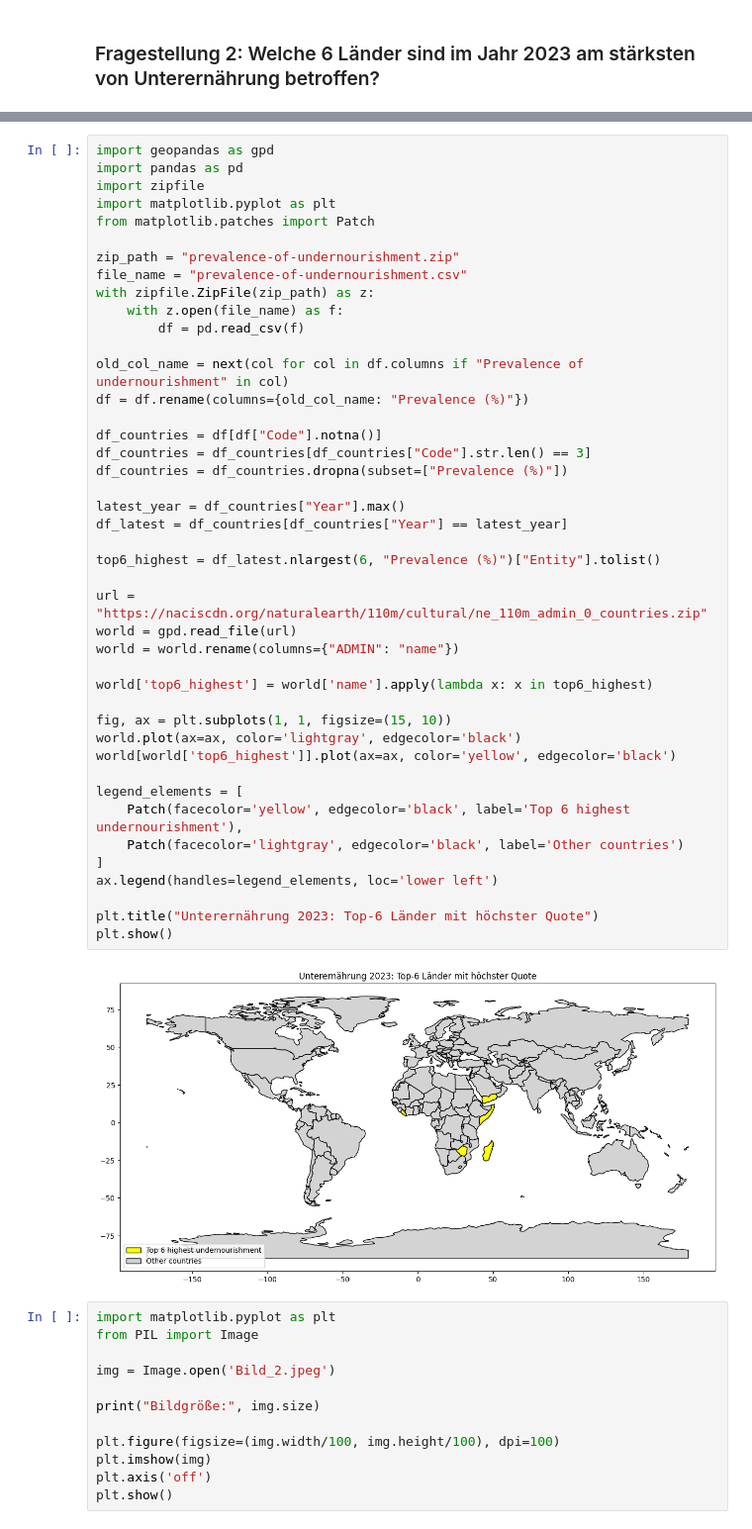
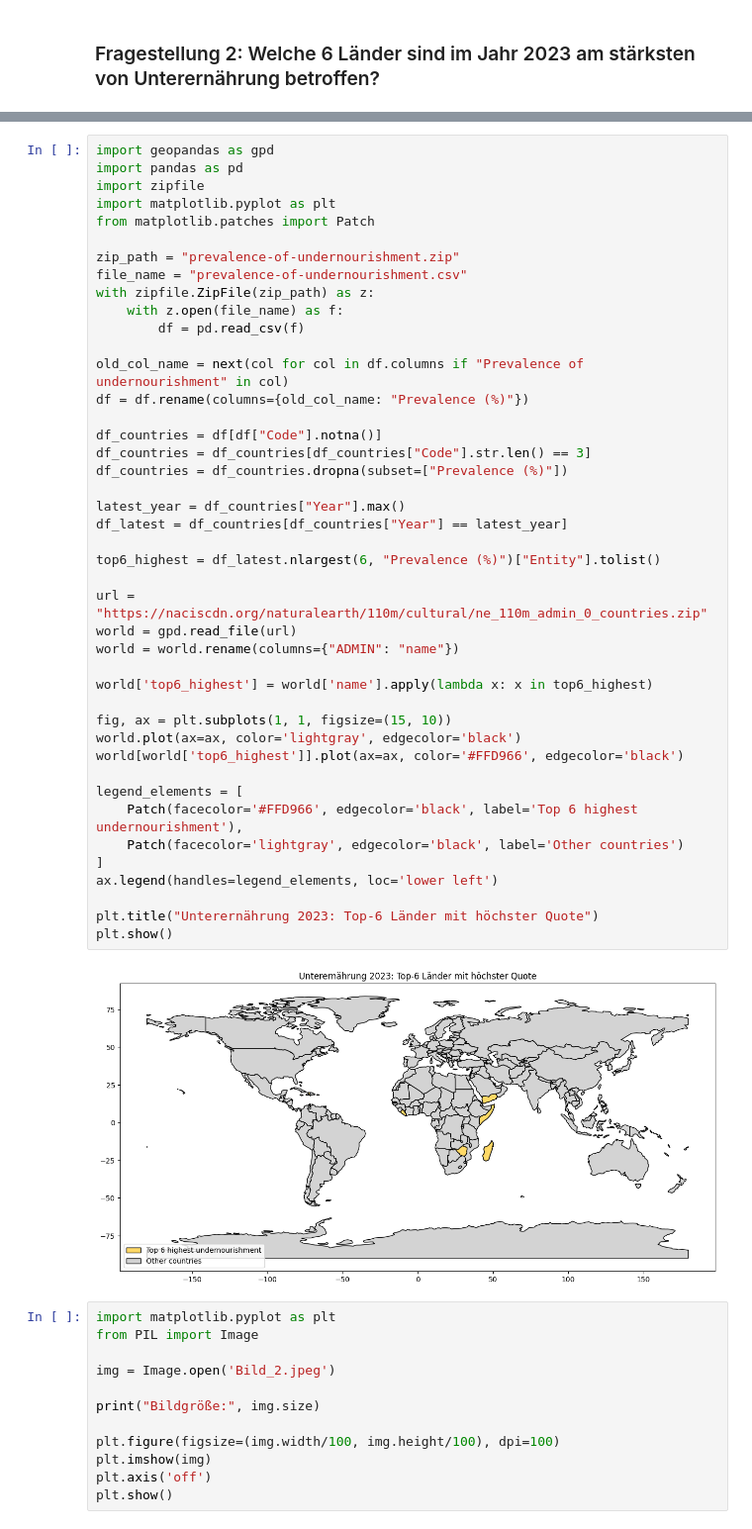
Before and after one commit to sahitero/Leisungsnachweis-2-Phyton-Sina-Eronita-Naomi, a Jupyter notebook: LN-2.ipynb, the cells around one changed output, grey strips where cells are left out. Shown at 99% size. Cells and saved outputs as stored; diff of their text form.

```diff
--- a/LN-2.ipynb
+++ b/LN-2.ipynb
@@ -1212,36 +1190,36 @@ with zipfile.ZipFile(zip_path) as z:
 
 old_col_name = next(col for col in df.columns if "Prevalence of undernourishment" in col)
 df = df.rename(columns={old_col_name: "Prevalence (%)"})
 
 df_countries = df[df["Code"].notna()]
 df_countries = df_countries[df_countries["Code"].str.len() == 3]
 df_countries = df_countries.dropna(subset=["Prevalence (%)"])
 
 latest_year = df_countries["Year"].max()
 df_latest = df_countries[df_countries["Year"] == latest_year]
 
 top6_highest = df_latest.nlargest(6, "Prevalence (%)")["Entity"].tolist()
 
 url = "https://naciscdn.org/naturalearth/110m/cultural/ne_110m_admin_0_countries.zip"
 world = gpd.read_file(url)
 world = world.rename(columns={"ADMIN": "name"})
 
 world['top6_highest'] = world['name'].apply(lambda x: x in top6_highest)
 
 fig, ax = plt.subplots(1, 1, figsize=(15, 10))
 world.plot(ax=ax, color='lightgray', edgecolor='black')
-world[world['top6_highest']].plot(ax=ax, color='yellow', edgecolor='black')
+world[world['top6_highest']].plot(ax=ax, color='#FFD966', edgecolor='black')
 
 legend_elements = [
-    Patch(facecolor='yellow', edgecolor='black', label='Top 6 highest undernourishment'),
+    Patch(facecolor='#FFD966', edgecolor='black', label='Top 6 highest undernourishment'),
     Patch(facecolor='lightgray', edgecolor='black', label='Other countries')
 ]
 ax.legend(handles=legend_elements, loc='lower left')
 
 plt.title("Unterernährung 2023: Top‑6 Länder mit höchster Quote")
 plt.show()
 # %% [output]
-[figure, old version]
+[figure, new version]
 # %%
 import matplotlib.pyplot as plt
 from PIL import Image
```
Also changed, not shown: parts of 11 cells of this notebook.
